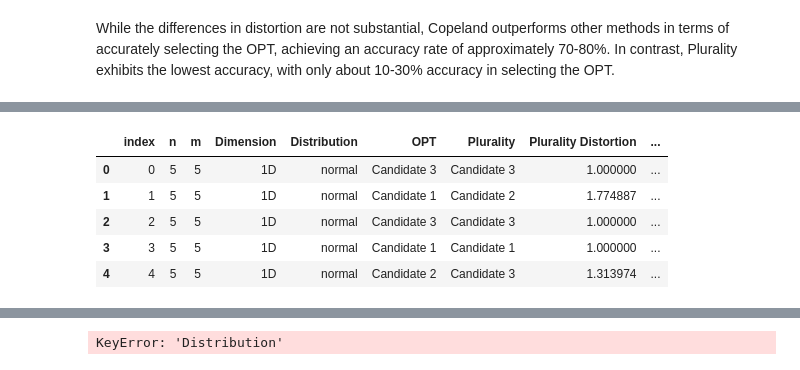
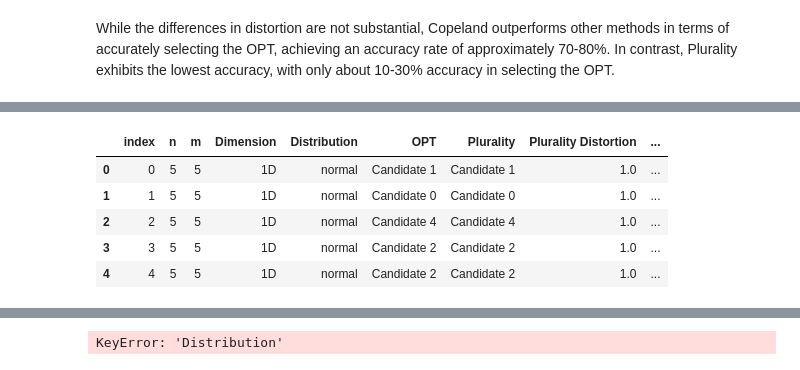
Before and after one commit to JohnAsaro/voting-distortion-maximin-rule, a Jupyter notebook: Visualization1D_with_maximin.ipynb, the cells around one changed output, grey strips where cells are left out. Cells and saved outputs as stored; diff of their text form; code cells hidden in the pictures.

```diff
--- a/Visualization1D_with_maximin.ipynb
+++ b/Visualization1D_with_maximin.ipynb
@@ -1023,14 +1034,14 @@ plt.show()
 # %%
 # visualize graphs except show when n = 200
-df = pd.read_csv("output1D_maximin_n_200.csv")
+df = pd.read_csv("output1D_maximin_different_n.csv")
 df.head()
 # %% [output]
 |  | index | n | m | Dimension | Distribution | OPT | Plurality | Plurality Distortion | ... |
-| 0 | 0 | 5 | 5 | 1D | normal | Candidate 3 | Candidate 3 | 1.000000 | ... |
-| 1 | 1 | 5 | 5 | 1D | normal | Candidate 1 | Candidate 2 | 1.774887 | ... |
-| 2 | 2 | 5 | 5 | 1D | normal | Candidate 3 | Candidate 3 | 1.000000 | ... |
-| 3 | 3 | 5 | 5 | 1D | normal | Candidate 1 | Candidate 1 | 1.000000 | ... |
-| 4 | 4 | 5 | 5 | 1D | normal | Candidate 2 | Candidate 3 | 1.313974 | ... |
+| 0 | 0 | 5 | 5 | 1D | normal | Candidate 1 | Candidate 1 | 1.0 | ... |
+| 1 | 1 | 5 | 5 | 1D | normal | Candidate 0 | Candidate 0 | 1.0 | ... |
+| 2 | 2 | 5 | 5 | 1D | normal | Candidate 4 | Candidate 4 | 1.0 | ... |
+| 3 | 3 | 5 | 5 | 1D | normal | Candidate 2 | Candidate 2 | 1.0 | ... |
+| 4 | 4 | 5 | 5 | 1D | normal | Candidate 2 | Candidate 2 | 1.0 | ... |
 # %%
 #make sure all distortion columns are numeric
 df.loc[df["STAR Distortion"] == "False", "STAR Distortion"] = np.nan
```
Also changed, not shown: parts of 39 cells of this notebook, 9 other files.
